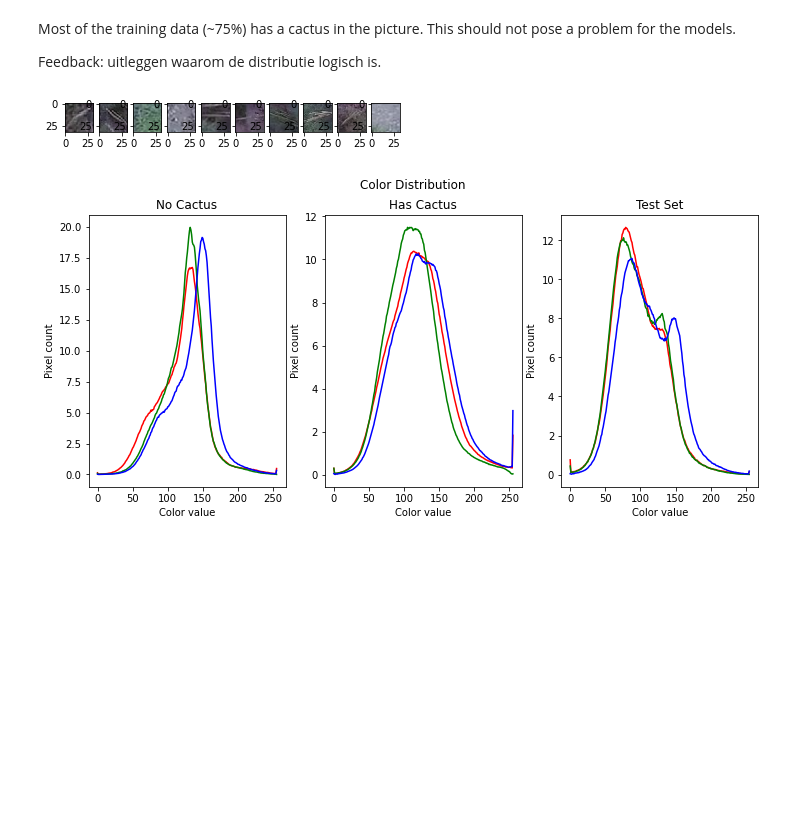
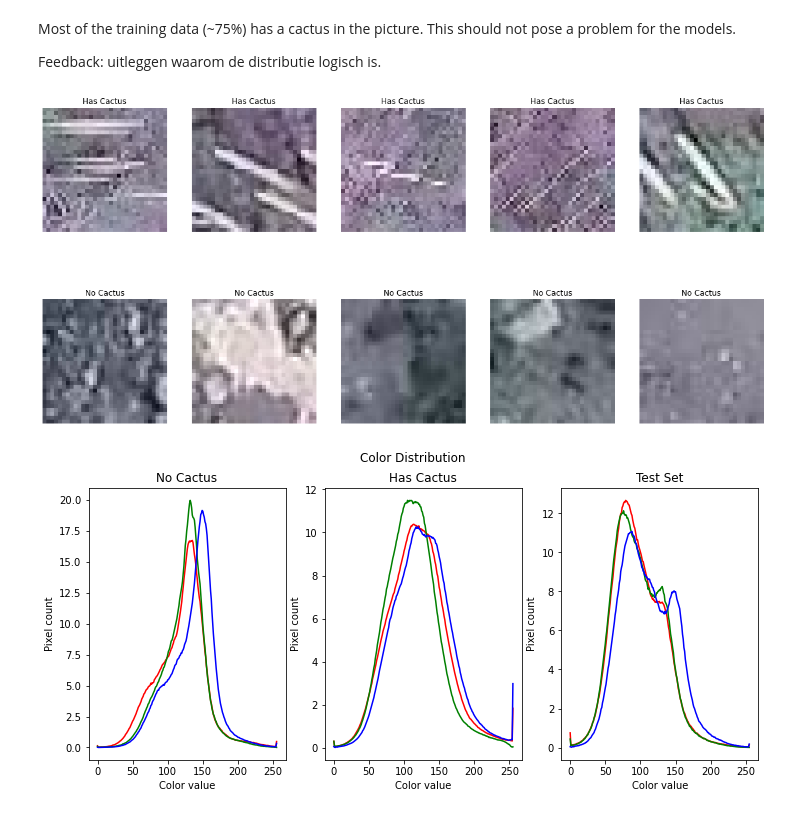
Before and after one commit to kpapijnenburg/cactus-detector, a Jupyter notebook: exploratory-data-analysis.ipynb, the cells around one changed output. Saved outputs shown, nothing was run; the diff lists cells and outputs as text; code cells hidden in the pictures; blank space fills up the shorter version.

Commit message:
Show has/no cactus images resized

```diff
--- a/exploratory-data-analysis.ipynb
+++ b/exploratory-data-analysis.ipynb
@@ -46,19 +46,30 @@ Most of the training data (~75%) has a cactus in the picture. This should not po
 Feedback: uitleggen waarom de distributie logisch is.
 # %%
 # See how the images look by loading 10 examples
-base_path = 'data/test/images'
-images = []
-fig, axes = plt.subplots(1, 10)
+has_cactus_path = 'data/train/has_cactus'
+no_cactus_path = 'data/train/no_cactus'
 
-for index, img_path in enumerate(os.listdir(base_path)[:10]):
-    img = cv2.imread(f'{base_path}/{img_path}', cv2.COLOR_BGR2RGB)
-    images.append(img)
-    axes[index].imshow(img)
+fig, axes = plt.subplots(2, 5, figsize=(20, 10))
+
+for index, img_path in enumerate(os.listdir(has_cactus_path)[:5]):
+    img = cv2.imread(f'{has_cactus_path}/{img_path}', cv2.COLOR_BGR2RGB)
+    resized = cv2.resize(img, (32, 32))
+    axes[0, index].imshow(resized)
+    axes[0, index].axis('off')
+    axes[0, index].set_title('Has Cactus')
+
+for index, img_path in enumerate(os.listdir(no_cactus_path)[:5]):
+    img = cv2.imread(f'{no_cactus_path}/{img_path}', cv2.COLOR_BGR2RGB)
+    resized = cv2.resize(img, (32, 32))
+    axes[1, index].imshow(resized)
+    axes[1, index].axis('off')
+    axes[1, index].set_title('No Cactus')
+
 
 # The images are very small. This might pose a problem for the CNN.
 # There also seems to be quite a difference between colors. It will be useful to determine wheter the pictures with cacti on it have the same color distribution as the ones without cacti.
 # %% [output]
-[figure, old version]
+[figure, new version]
 # %%
 def get_average_color_matrices(dir_path: list, colors=('r', 'g', 'b'), n_bins=256, hist_range=(0, 256)) -> list:
     """ Calculate average distribution of the given colors."""
```
